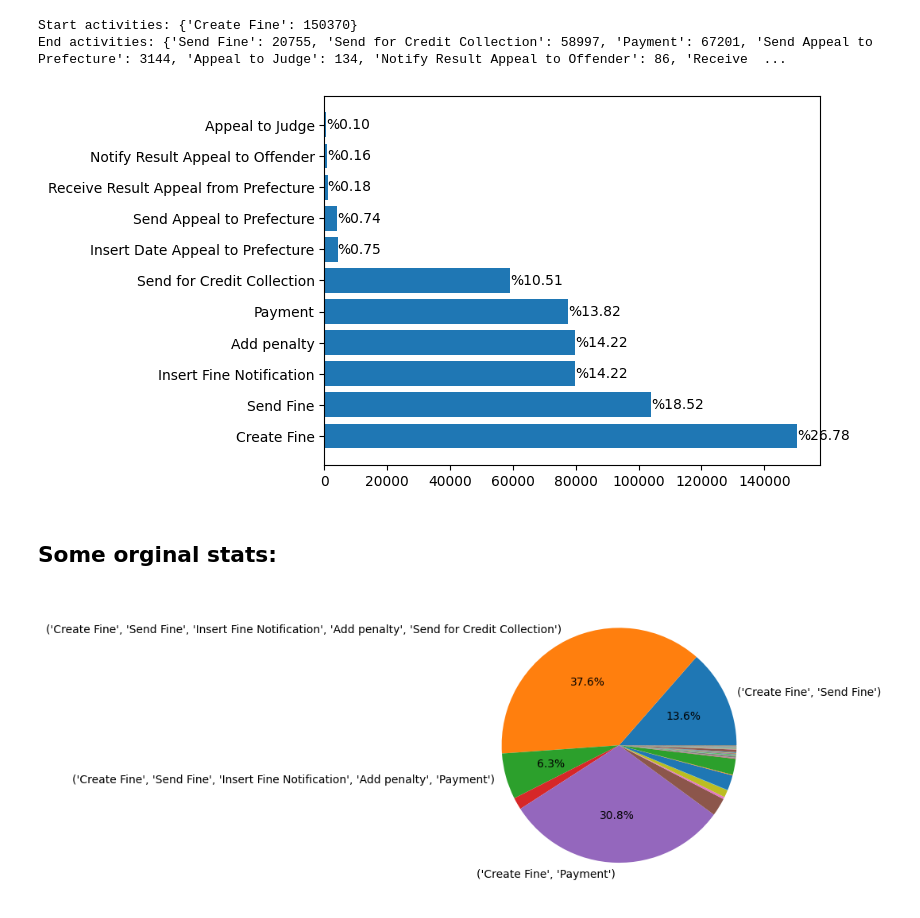
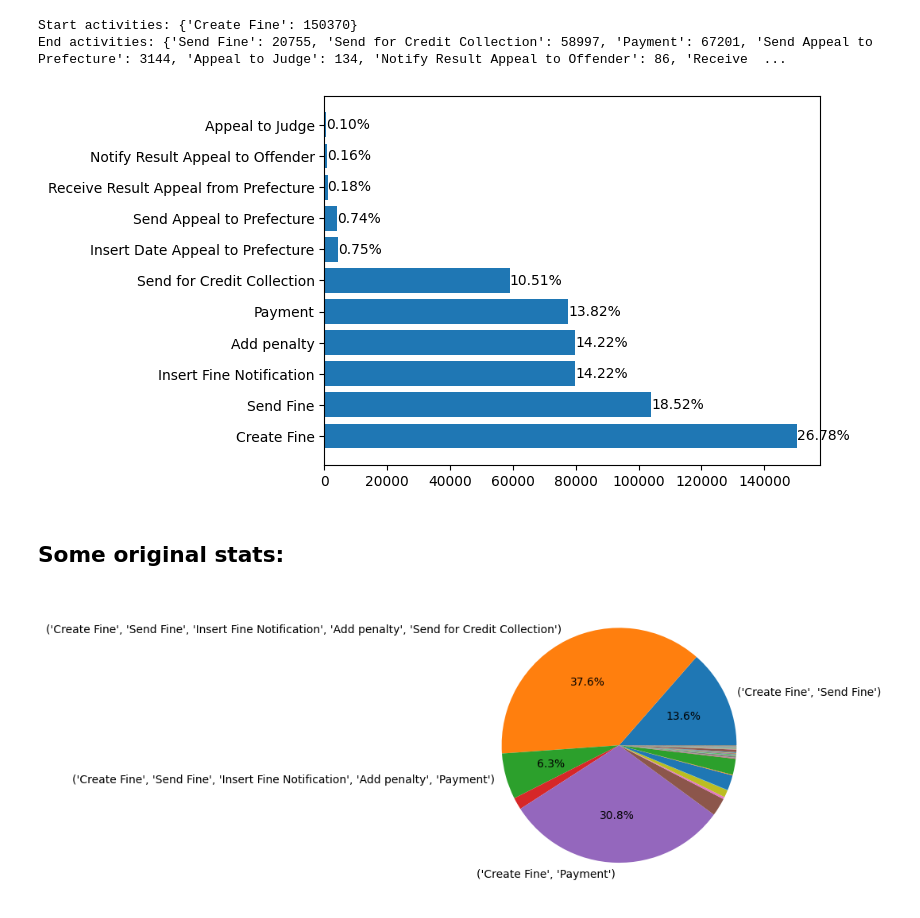
Before and after one commit to roccobalocco/AvodingTrafficFines, a Jupyter notebook: Notebooks/data_processing.ipynb, the cells around one changed output. Drawn from its saved outputs; the diff is of its cells as text; code cells hidden in the pictures.

```diff
--- a/Notebooks/data_processing.ipynb
+++ b/Notebooks/data_processing.ipynb
@@ -54,16 +54,14 @@ print("Start activities: {}\nEnd activities: {}".format(start_activities, end_ac
 Start activities: {'Create Fine': 150370}
 End activities: {'Send Fine': 20755, 'Send for Credit Collection': 58997, 'Payment': 67201, 'Send Appeal to Prefecture': 3144, 'Appeal to Judge': 134, 'Notify Result Appeal to Offender': 86, 'Receive  ...
 # %%
-# Replacing the nan values with None for practice reason, not worth to remove the rows  because they are not many and the dataset will be ruined or useless
-original_event_log.fillna("None", inplace=True)
 activities_number = original_event_log.get("concept:name").value_counts()
 bars = plt.barh(activities_number.index, activities_number.values)
-plt.bar_label(bars, labels=['%' + '%.2f'%((x/original_event_log.get("concept:name").count())*100) for x in bars.datavalues])
+plt.bar_label(bars, labels=[str('%.2f'%((x/original_event_log.get("concept:name").count())*100)+'%') for x in bars.datavalues])
 plt.show()
 # %% [output]
-[figure, old version]
+[figure, new version]
 # %% [markdown]
-## Some orginal stats:
+## Some original stats:
 # %%
 # Original event log stats:
 original_variants = pm4py.get_variants(original_event_log)
```
Also changed, not shown: parts of 24 cells of this notebook, 29 other files.
